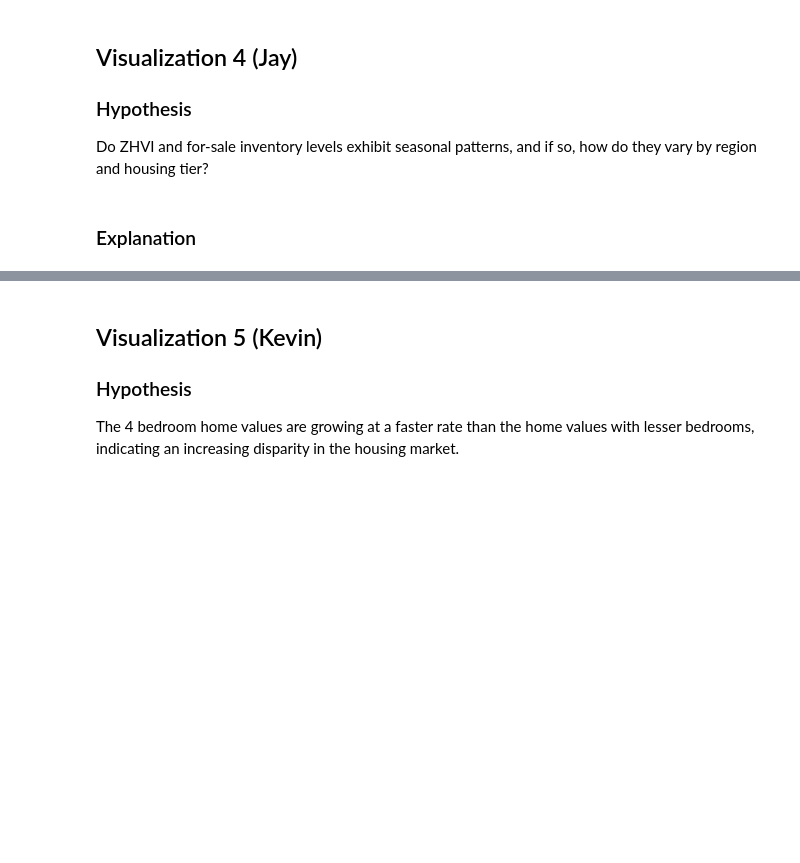
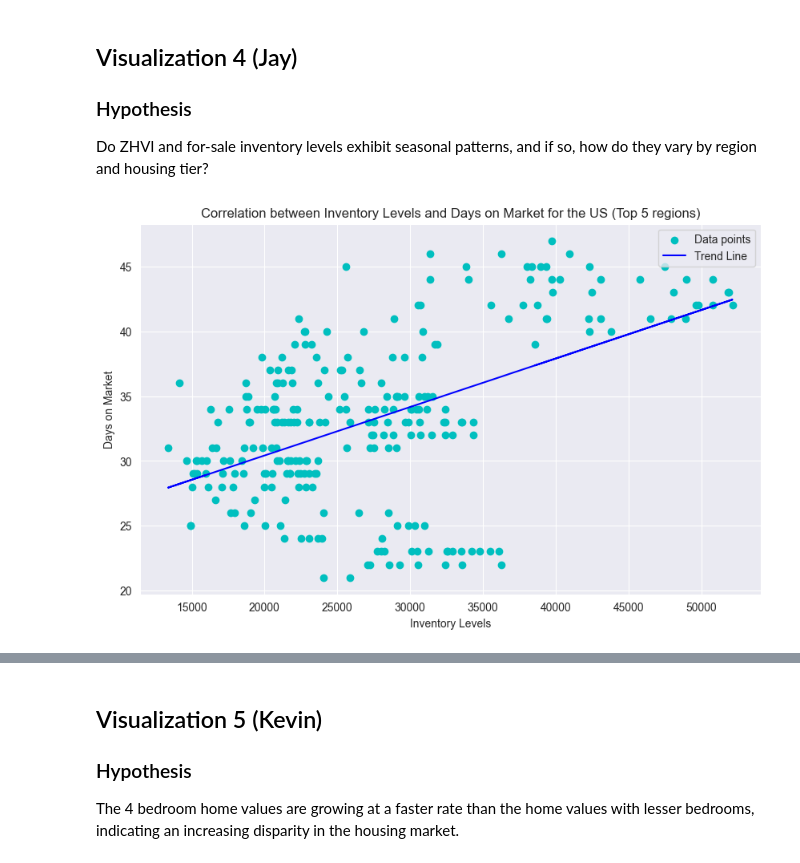
Before and after one commit to A-Sutaria/CS418_Project_FA23, a Jupyter notebook: progress_report.ipynb, the cells around one changed output, grey strips where cells are left out. Saved outputs shown, nothing was run; the diff lists cells and outputs as text; code cells hidden in the pictures; blank space fills up the shorter version.

```diff
--- a/progress_report.ipynb
+++ b/progress_report.ipynb
@@ -205,8 +213,8 @@ from sklearn.linear_model import LinearRegression
 import seaborn as sns
 
 # Loading the CSV file into a Pandas DataFrame
-inventory = pd.read_csv("Inventory.csv")
-days_pending = pd.read_csv("days_pending.csv")
+inventory = pd.read_csv("datasets\Metro_invt_fs_uc_sfrcondo_sm_month.csv")
+days_pending = pd.read_csv("datasets\Metro_mean_days_to_close_uc_sfrcondo_month.csv")
 
 # Melt the datasets to convert them from wide to long format
 inventory_melted = inventory.melt(id_vars=['RegionID', 'RegionName'], var_name='Date', value_name='Inventory')
@@ -218,34 +226,32 @@ days_on_market_first_five = days_on_market_melted[days_on_market_melted['RegionN
 merged_data_first_five = pd.merge(inventory_first_five, days_on_market_first_five, on=['RegionName', 'Date'])
 
 # Convert 'Date' to datetime and sort the data
 merged_data_first_five['Date'] = pd.to_datetime(merged_data_first_five['Date'], errors='coerce')
 
 merged_data_first_five = merged_data_first_five.dropna(subset=['Date']).sort_values(['RegionName', 'Date'])
 merged_data_first_five.dropna(subset=['Inventory', 'DaysOnMarket'], inplace=True)
 
 # Set style
 sns.set_style("darkgrid")
 
 X = merged_data_first_five['Inventory'].values.reshape(-1, 1)
 Y = merged_data_first_five['DaysOnMarket'].values
 
 # linear regression model
 model = LinearRegression()
 model.fit(X, Y)
 
 # values for the trend line
 trend_line = model.predict(X)
 
 # scatter plot
 plt.figure(figsize=(10, 6))
 plt.scatter(X, Y, color='c', label='Data points')
 plt.plot(X, trend_line, color='blue', label='Trend Line')
-
 plt.title('Correlation between Inventory Levels and Days on Market for the US (Top 5 regions)')
 plt.xlabel('Inventory Levels')
 plt.ylabel('Days on Market')
 plt.legend()
-
 plt.show()
+# %% [output]
+[figure, added]
-# %% [markdown]
-### Explanation
```
Also changed, not shown: parts of 16 cells of this notebook.
